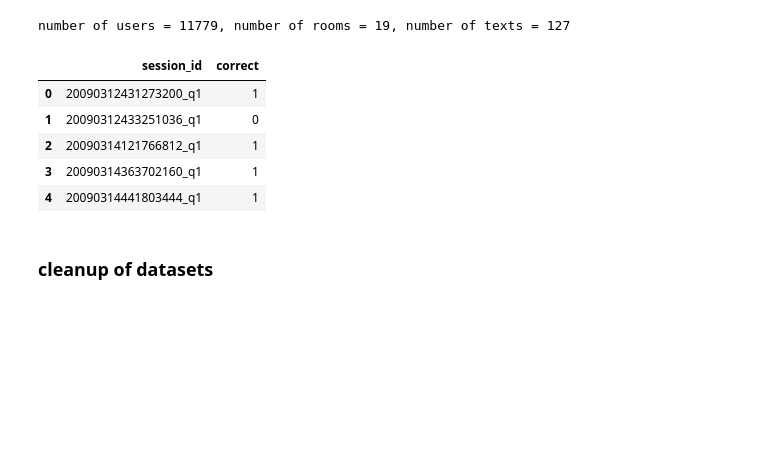
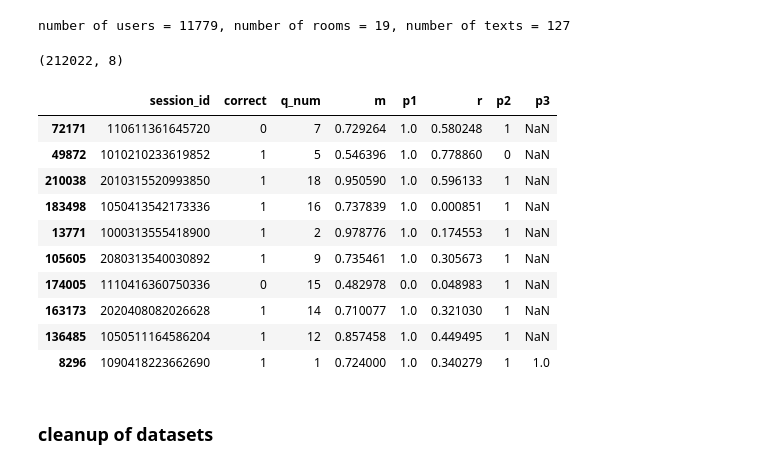
Before and after one commit to ericajstevenson/Predict_Student_Performance, a Jupyter notebook: EDA.ipynb, the cells around one changed output. Cells and saved outputs as stored; diff of their text form; code cells hidden in the pictures; blank space fills up the shorter version.

```diff
--- a/EDA.ipynb
+++ b/EDA.ipynb
@@ -34,15 +35,22 @@ train.sample(10)
 print(f"number of users = {len(train.session_id.unique())}, number of rooms = {len(train.room_fqid.unique())}, number of texts = {len(train.text_fqid.unique())}")
 # %% [output]
 number of users = 11779, number of rooms = 19, number of texts = 127
-# %%
-labels.head()
-# %% [output]
-|  | session_id | correct |
-| 0 | 20090312431273200_q1 | 1 |
-| 1 | 20090312433251036_q1 | 0 |
-| 2 | 20090314121766812_q1 | 1 |
-| 3 | 20090314363702160_q1 | 1 |
-| 4 | 20090314441803444_q1 | 1 |
+# %%
+print(labels.shape)
+labels.sample(10)
+# %% [output]
+(212022, 8)
+|  | session_id | correct | q_num | m | p1 | r | p2 | p3 |
+| 72171 | 110611361645720 | 0 | 7 | 0.729264 | 1.0 | 0.580248 | 1 | NaN |
+| 49872 | 1010210233619852 | 1 | 5 | 0.546396 | 1.0 | 0.778860 | 0 | NaN |
+| 210038 | 2010315520993850 | 1 | 18 | 0.950590 | 1.0 | 0.596133 | 1 | NaN |
+| 183498 | 1050413542173336 | 1 | 16 | 0.737839 | 1.0 | 0.000851 | 1 | NaN |
+| 13771 | 1000313555418900 | 1 | 2 | 0.978776 | 1.0 | 0.174553 | 1 | NaN |
+| 105605 | 2080313540030892 | 1 | 9 | 0.735461 | 1.0 | 0.305673 | 1 | NaN |
+| 174005 | 1110416360750336 | 0 | 15 | 0.482978 | 0.0 | 0.048983 | 1 | NaN |
+| 163173 | 2020408082026628 | 1 | 14 | 0.710077 | 1.0 | 0.321030 | 1 | NaN |
+| 136485 | 1050511164586204 | 1 | 12 | 0.857458 | 1.0 | 0.449495 | 1 | NaN |
+| 8296 | 1090418223662690 | 1 | 1 | 0.724000 | 1.0 | 0.340279 | 1 | 1.0 |
 # %% [markdown]
 ### cleanup of datasets
 # %%
```
Also changed, not shown: parts of 10 cells of this notebook.
